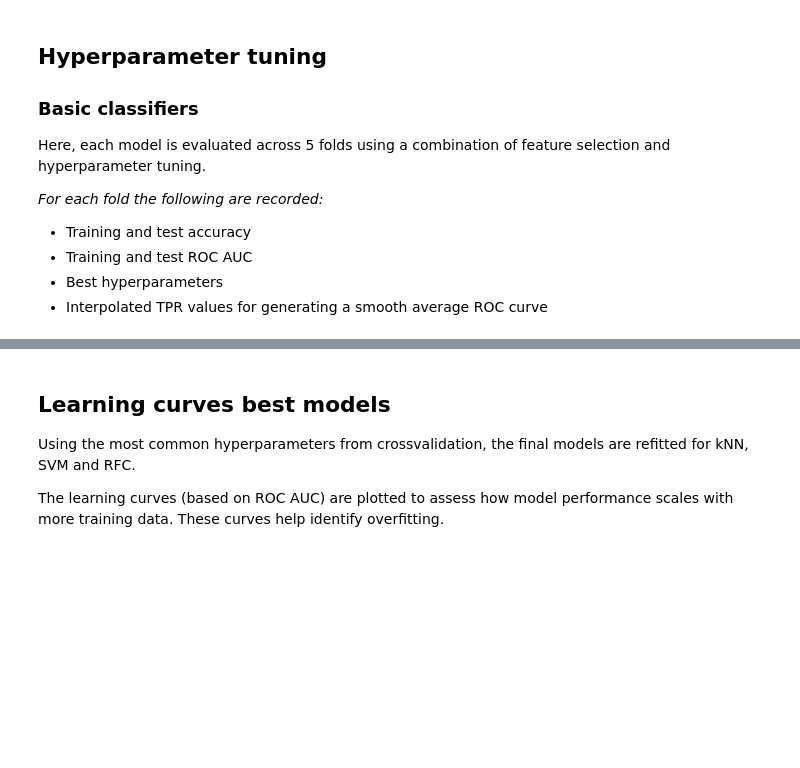
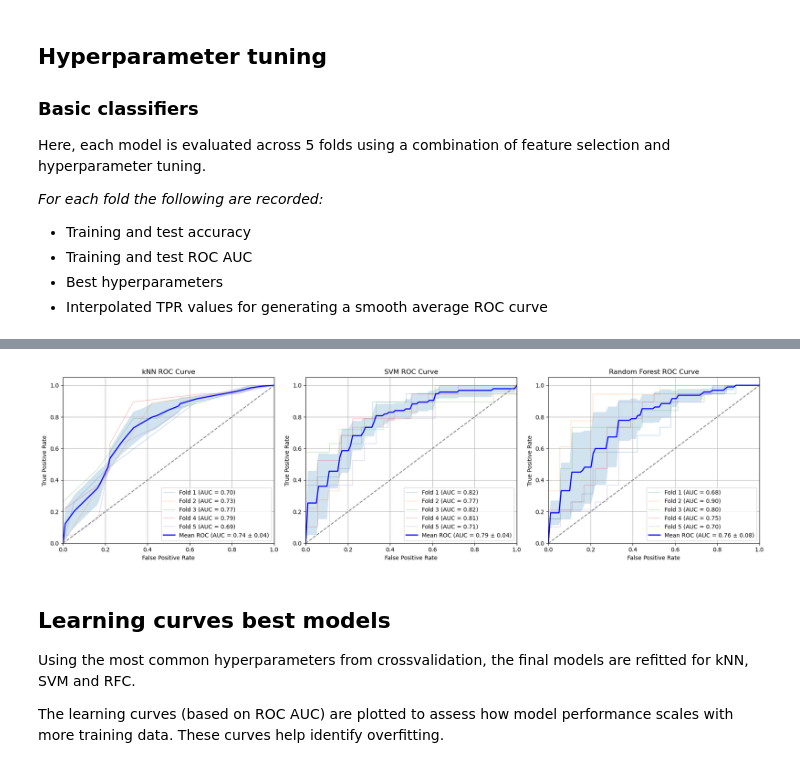
Before and after one commit to TaraVijgeboom/TM10007_Group10_Liver, a Jupyter notebook: assignment_final.ipynb, the cells around one changed output, grey strips where cells are left out. Saved outputs shown, nothing was run; the diff lists cells and outputs as text; code cells hidden in the pictures; blank space fills up the shorter version.

```diff
--- a/assignment_final.ipynb
+++ b/assignment_final.ipynb
@@ -820,0 +875,80 @@ Test  ROC AUC   (mean ± std): 0.7638 ± 0.0809
+# %%
+# Print the results for each complex classifier
+for name in results_per_fold_complex:
+    print(f"\n=== Results per fold for {name} ===")
+    for fold_result in results_per_fold_complex[name]:
+        # Print the results for each fold
+        print(f"Fold {fold_result['fold']}:")
+        print(f"Train Accuracy: {fold_result['train accuracy']:.4f}")
+        print(f"Train ROC AUC: {fold_result['train ROC AUC']:.4f}")
+        print(f"Test Accuracy: {fold_result['test accuracy']:.4f}")
+        print(f"Test ROC AUC: {fold_result['test ROC AUC']:.4f}\n")
+
+    train_accuracy_scores = [r['train accuracy'] for r in results_per_fold_complex[name]]
+    train_auc_scores = [r['train ROC AUC'] for r in results_per_fold_complex[name]]
+    accuracy_scores = [r['test accuracy'] for r in results_per_fold_complex[name]]
+    roc_auc_scores = [r['test ROC AUC'] for r in results_per_fold_complex[name]]
+
+    avg_train_accuracy = np.mean(train_accuracy_scores)
+    std_train_accuracy = np.std(train_accuracy_scores)
+    avg_train_auc = np.mean(train_auc_scores)
+    std_train_auc = np.std(train_auc_scores)
+    avg_test_accuracy = np.mean(accuracy_scores)
+    std_test_accuracy = np.std(accuracy_scores)
+    avg_test_auc = np.mean(roc_auc_scores)
+    std_test_auc = np.std(roc_auc_scores)
+
+    # Print the overall results for each complex classifier
+    print(f"Overall Results for {name}:")
+    print(f"Train Accuracy  (mean ± std): {avg_train_accuracy:.4f} ± {std_train_accuracy:.4f}")
+    print(f"Train ROC AUC   (mean ± std): {avg_train_auc:.4f} ± {std_train_auc:.4f}")
+    print(f"Test  Accuracy  (mean ± std): {avg_test_accuracy:.4f} ± {std_test_accuracy:.4f}")
+    print(f"Test  ROC AUC   (mean ± std): {avg_test_auc:.4f} ± {std_test_auc:.4f}")
+
+# Plot ROC curves for complex models
+fig, axes = plt.subplots(1, 3, figsize=(18, 5))
+mean_fpr = np.linspace(0, 1, 100)
+
+# Loop through each complex model and plot ROC curves
+for idx, (name, config) in enumerate(models_complex.items()):
+    tprs = []
+    aucs = []
+    mean_tpr = np.zeros_like(mean_fpr)
+
+    # Loop through each fold's results
+    for fold_results in results_per_fold_complex[name]:
+        fpr, tpr, _ = roc_curve(fold_results['y_true'], fold_results['y_pred_proba'])
+        interp_tpr = np.interp(mean_fpr, fpr, tpr)
+        interp_tpr[0] = 0.0
+        tprs.append(interp_tpr)
+        fold_auc = auc(fpr, tpr)
+        aucs.append(fold_auc)
+
+        axes[idx].plot(fpr, tpr, lw=1, alpha=0.3, label=f'Fold {fold_results["fold"]} (AUC = {fold_auc:.2f})')
+
+    # Calculate mean and std of ROC curves
+    mean_tpr = np.mean(tprs, axis=0)
+    mean_tpr[-1] = 1.0
+    mean_auc = auc(mean_fpr, mean_tpr)
+    std_auc = np.std(aucs)
+
+    # Plot mean ROC curve
+    axes[idx].plot(mean_fpr, mean_tpr, color='b',
+                   label=f'Mean ROC (AUC = {mean_auc:.2f} ± {std_auc:.2f})', lw=2)
+    axes[idx].fill_between(mean_fpr,
+                           np.maximum(mean_tpr - np.std(tprs, axis=0), 0),
+                           np.minimum(mean_tpr + np.std(tprs, axis=0), 1), alpha=0.2)
+
+    # Plot diagonal line
+    axes[idx].plot([0, 1], [0, 1], linestyle='--', color='gray')
+    axes[idx].set_xlim([0.0, 1.0])
+    axes[idx].set_ylim([0.0, 1.05])
+    axes[idx].set_xlabel('False Positive Rate')
+    axes[idx].set_ylabel('True Positive Rate')
+    axes[idx].set_title(f'{name} ROC Curve')
+    axes[idx].legend(loc='lower right')
+    axes[idx].grid(True)
+
+plt.tight_layout()
+plt.show()
+# %% [output]
@@ -821,3 +972,4 @@ Test  ROC AUC   (mean ± std): 0.7638 ± 0.0809
+[figure, added]
 # %% [markdown]
 ## Learning curves best models
 Using the most common hyperparameters from crossvalidation, the final models are refitted for kNN, SVM and RFC.
```
Also changed, not shown: parts of 16 cells of this notebook.
